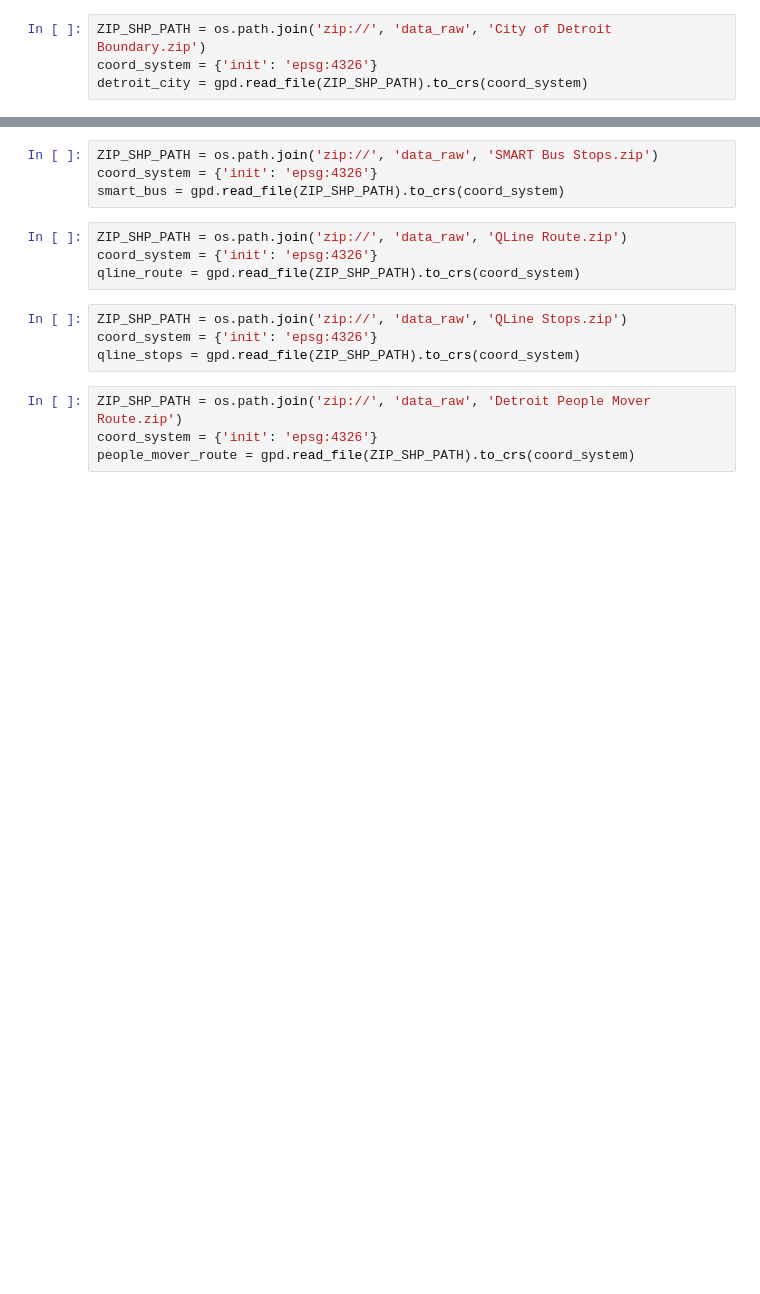
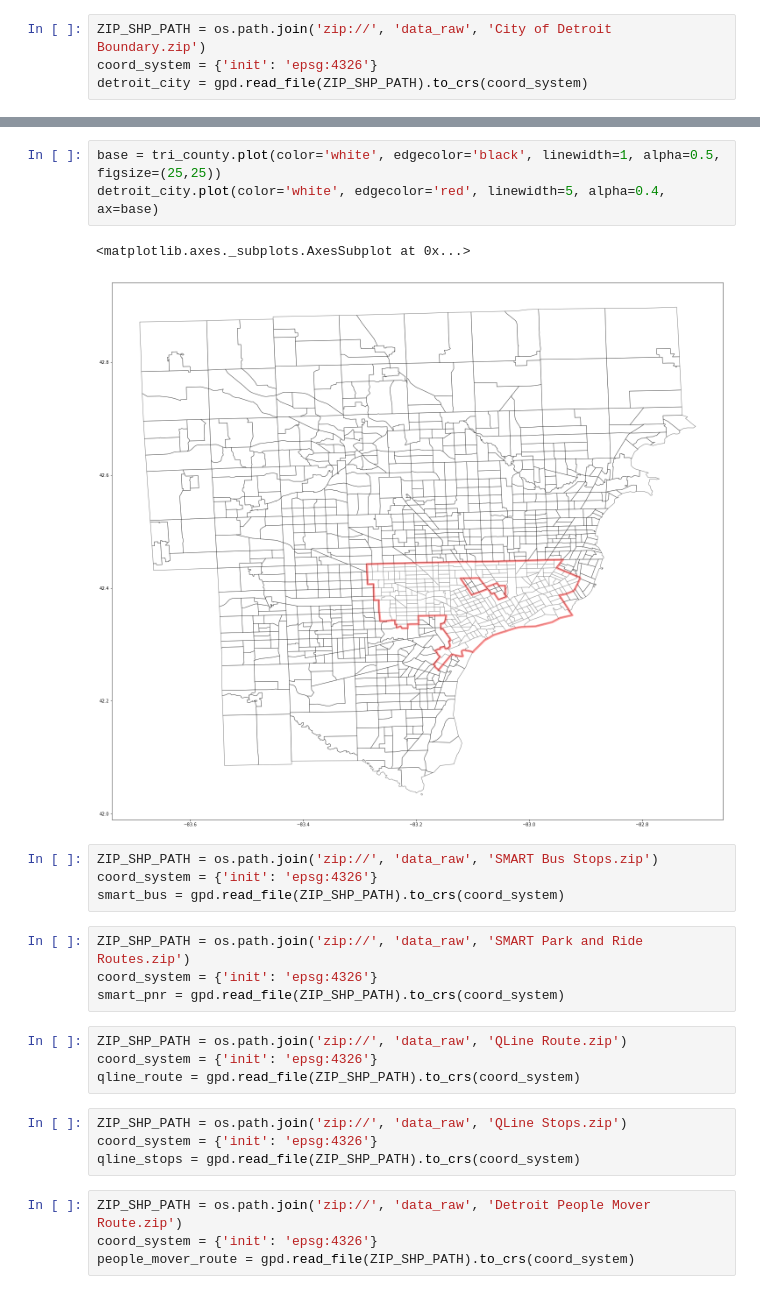
Before and after one commit to MattTriano/Anney_Research, a Jupyter notebook: Detroit_Exploration.ipynb, the cells around one changed output, grey strips where cells are left out. Saved outputs shown, nothing was run; the diff lists cells and outputs as text; blank space fills up the shorter version.

```diff
--- a/Detroit_Exploration.ipynb
+++ b/Detroit_Exploration.ipynb
@@ -45,7 +64,17 @@ detroit_city = gpd.read_file(ZIP_SHP_PATH).to_crs(coord_system)
+# %%
+base = tri_county.plot(color='white', edgecolor='black', linewidth=1, alpha=0.5, figsize=(25,25))
+detroit_city.plot(color='white', edgecolor='red', linewidth=5, alpha=0.4, ax=base)
+# %% [output]
+<matplotlib.axes._subplots.AxesSubplot at 0x...>
+[figure, added]
 # %%
 ZIP_SHP_PATH = os.path.join('zip://', 'data_raw', 'SMART Bus Stops.zip')
 coord_system = {'init': 'epsg:4326'}
 smart_bus = gpd.read_file(ZIP_SHP_PATH).to_crs(coord_system)
+# %%
+ZIP_SHP_PATH = os.path.join('zip://', 'data_raw', 'SMART Park and Ride Routes.zip')
+coord_system = {'init': 'epsg:4326'}
+smart_pnr = gpd.read_file(ZIP_SHP_PATH).to_crs(coord_system)
 # %%
 ZIP_SHP_PATH = os.path.join('zip://', 'data_raw', 'QLine Route.zip')
 coord_system = {'init': 'epsg:4326'}
```
Also changed, not shown: parts of 10 cells of this notebook, 5 other files.
